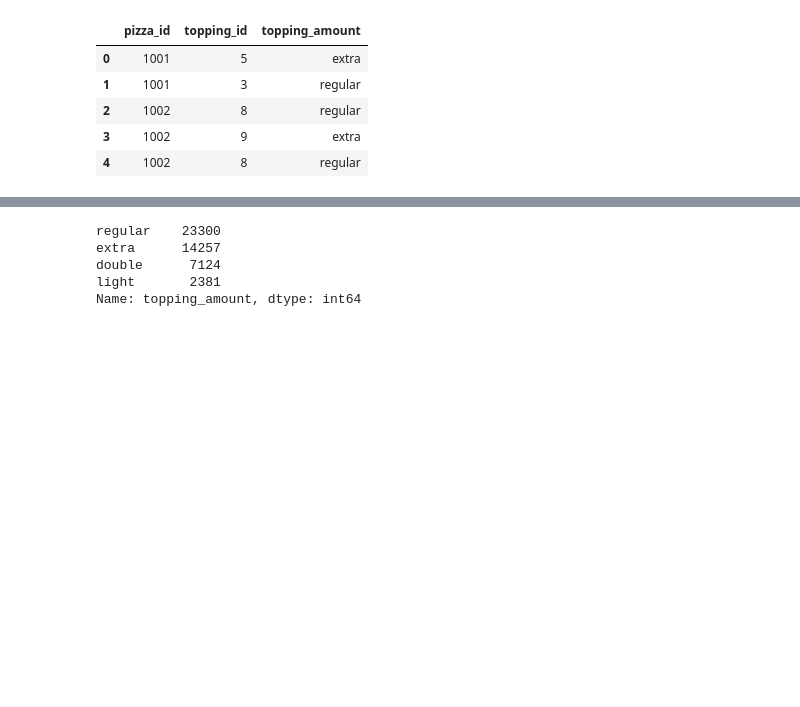
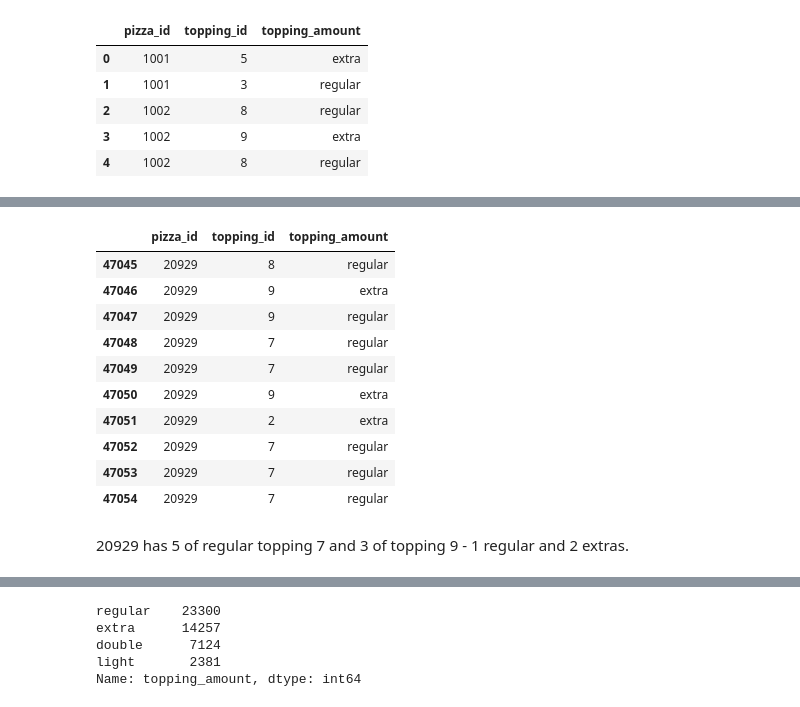
Before and after one commit to kjeliasen/zach_pandas, a Jupyter notebook: Zach_pandas_notebook.ipynb, the cells around one changed output, grey strips where cells are left out. Drawn from its saved outputs; the diff is of its cells as text; code cells hidden in the pictures; blank space fills up the shorter version.

```diff
--- a/Zach_pandas_notebook.ipynb
+++ b/Zach_pandas_notebook.ipynb
@@ -203,0 +259,16 @@ Name: pizza_id, dtype: int64
+# %%
+pizza_toppings[pizza_toppings.pizza_id == 20929]
+# %% [output]
+|  | pizza_id | topping_id | topping_amount |
+| 47045 | 20929 | 8 | regular |
+| 47046 | 20929 | 9 | extra |
+| 47047 | 20929 | 9 | regular |
+| 47048 | 20929 | 7 | regular |
+| 47049 | 20929 | 7 | regular |
+| 47050 | 20929 | 9 | extra |
+| 47051 | 20929 | 2 | extra |
+| 47052 | 20929 | 7 | regular |
+| 47053 | 20929 | 7 | regular |
+| 47054 | 20929 | 7 | regular |
+# %% [markdown]
+20929 has 5 of regular topping 7 and 3 of topping 9 - 1 regular and 2 extras.
```
Also changed, not shown: parts of 26 cells of this notebook.
